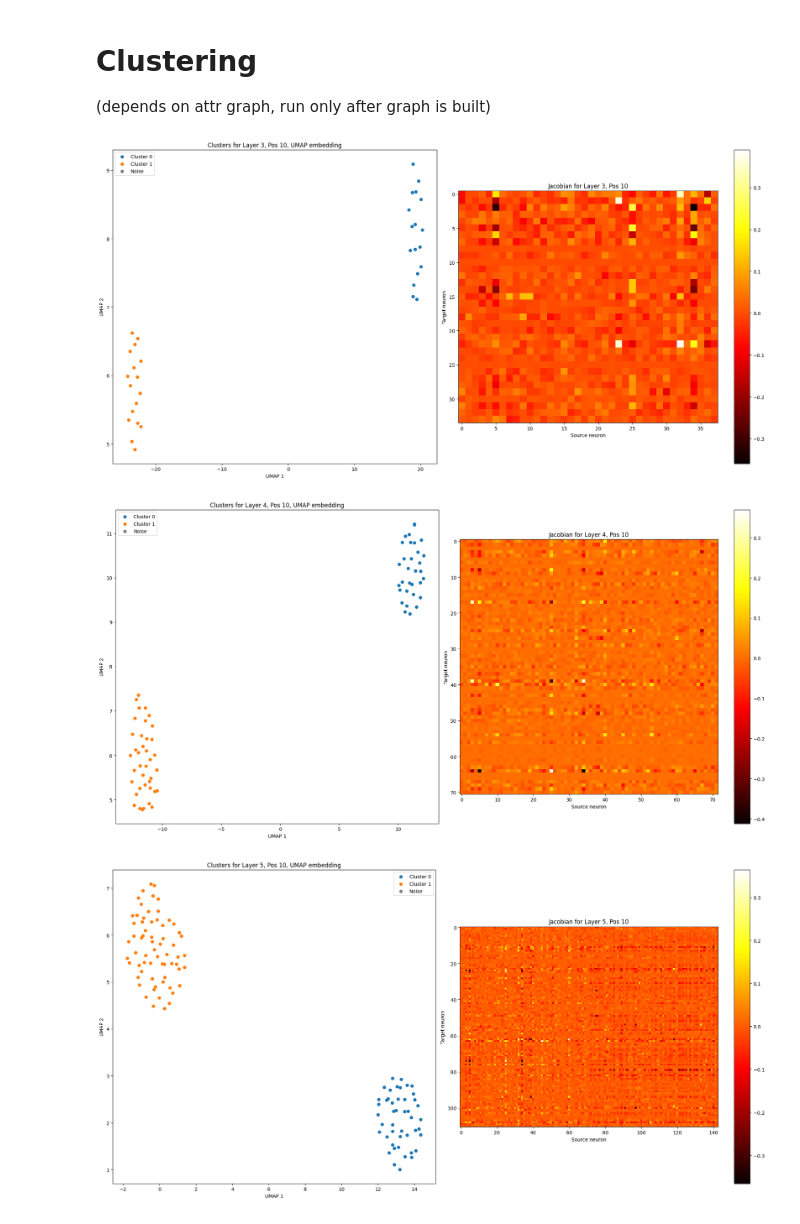
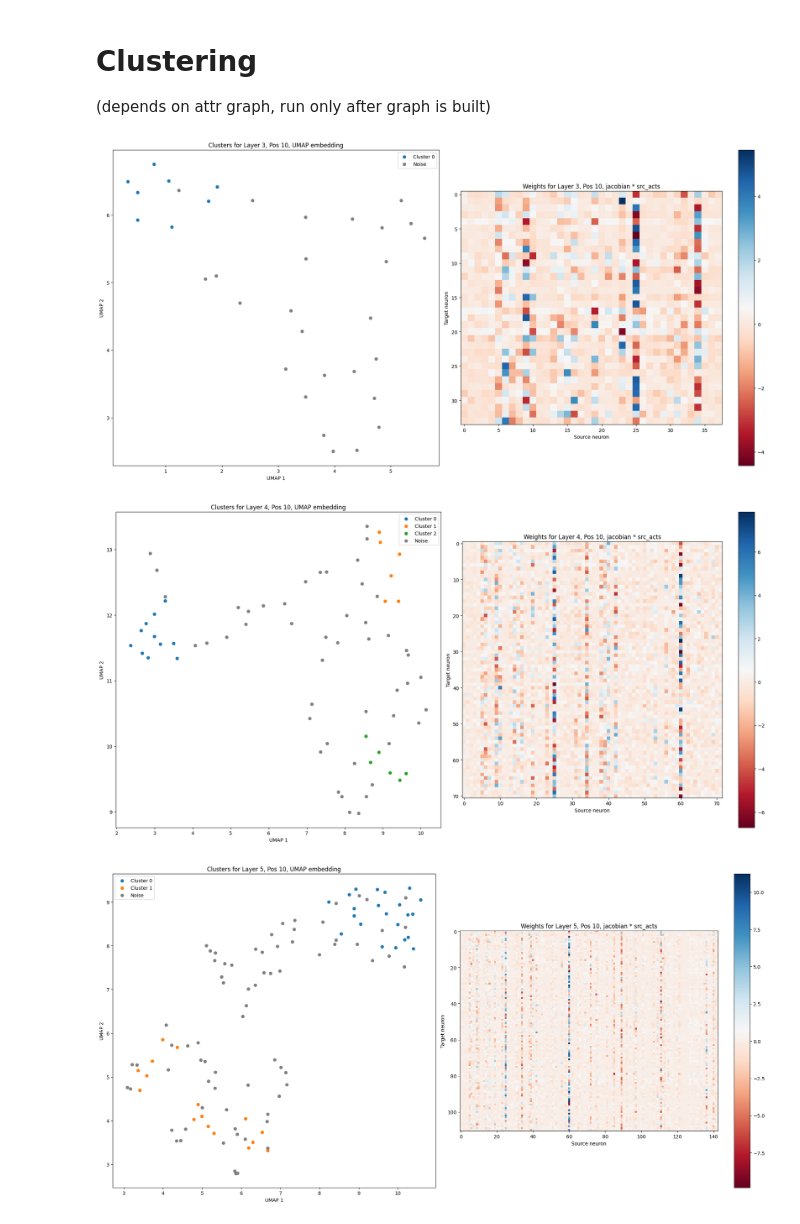
Before and after one commit to D4niel0s/NLP_project_circuits, a Jupyter notebook: neuron-clusters-influence.ipynb, the cells around one changed output. Saved outputs shown, nothing was run; the diff lists cells and outputs as text; code cells hidden in the pictures.

```diff
--- a/neuron-clusters-influence.ipynb
+++ b/neuron-clusters-influence.ipynb
@@ -725,8 +725,8 @@ from umap import UMAP
 from sklearn.preprocessing import StandardScaler
 from sklearn.cluster import DBSCAN
 
-reducer = UMAP(n_neighbors=5, min_dist=0.1, metric='cosine')
-db = DBSCAN(eps=0.3, min_samples=6, metric='cosine')
+reducer = UMAP(n_neighbors=6, min_dist=0.1, metric='correlation')
+db = DBSCAN(eps=0.6, min_samples=6, metric='correlation')
 
 
 
@@ -744,9 +744,8 @@ for l,pos in unique_rows:
 
     src_acts = torch.cat([lpos2act[l2,pos2] for l2,pos2 in unique_rows if l2 < l and pos2<=pos], dim=0) # all previous neurons in the circuit
 
-    weights = jacob @ src_acts.unsqueeze(1) # d target_neurons / d src_neurons * act of src_neurons
-
-
+    weights = jacob * src_acts # d target_neurons / d src_neurons * act of src_neurons
+    weights = (weights - weights.mean(axis=1, keepdims=True)) / weights.std(axis=1, keepdims=True) # normalize the weights (z-score)
 
     # cluster rows of the jacobian using DBSCAN
     array = weights.cpu().detach().numpy()
@@ -758,35 +757,35 @@ for l,pos in unique_rows:
     noise = jacob[labels == -1]
 
 
 
     # plot the clusters and the jacobian
     fig, (ax1, ax2) = plt.subplots(1, 2, figsize=(20, 10))
 
 
     # UMAP projection of the clusters
     embedding = reducer.fit_transform(array_scaled)
     for cluster_id, cluster in clusters.items():
         ax1.scatter(embedding[labels == cluster_id, 0], embedding[labels == cluster_id, 1], label=f'Cluster {cluster_id}')
     ax1.scatter(embedding[labels == -1, 0], embedding[labels == -1, 1], label='Noise', color='gray')
     ax1.set_title(f'Clusters for Layer {l}, Pos {pos}, UMAP embedding')
     ax1.set_xlabel('UMAP 1')
     ax1.set_ylabel('UMAP 2')
     ax1.legend()
 
     # Jacobian as a heatmap
-    im = ax2.imshow(jacob.cpu().detach().numpy(), cmap='hot', interpolation='nearest')
-    ax2.set_title(f'Jacobian for Layer {l}, Pos {pos}')
+    im = ax2.imshow(weights.cpu().detach().numpy(), cmap='RdBu', interpolation='nearest')
+    ax2.set_title(f'Weights for Layer {l}, Pos {pos}, jacobian * src_acts')
     ax2.set_xlabel('Source neuron')
     ax2.set_ylabel('Target neuron')
 
     plt.colorbar(im, ax=ax2)
     cax.set_title('Edge Weight', fontsize=12)
 
     plt.tight_layout()
 
 
 plt.show()
 # %% [output]
-[figure, old version]
+[figure, new version]
-[figure, old version]
+[figure, new version]
-[figure, old version]
+[figure, new version]
```
Also changed, not shown: parts of 1 cell of this notebook.
